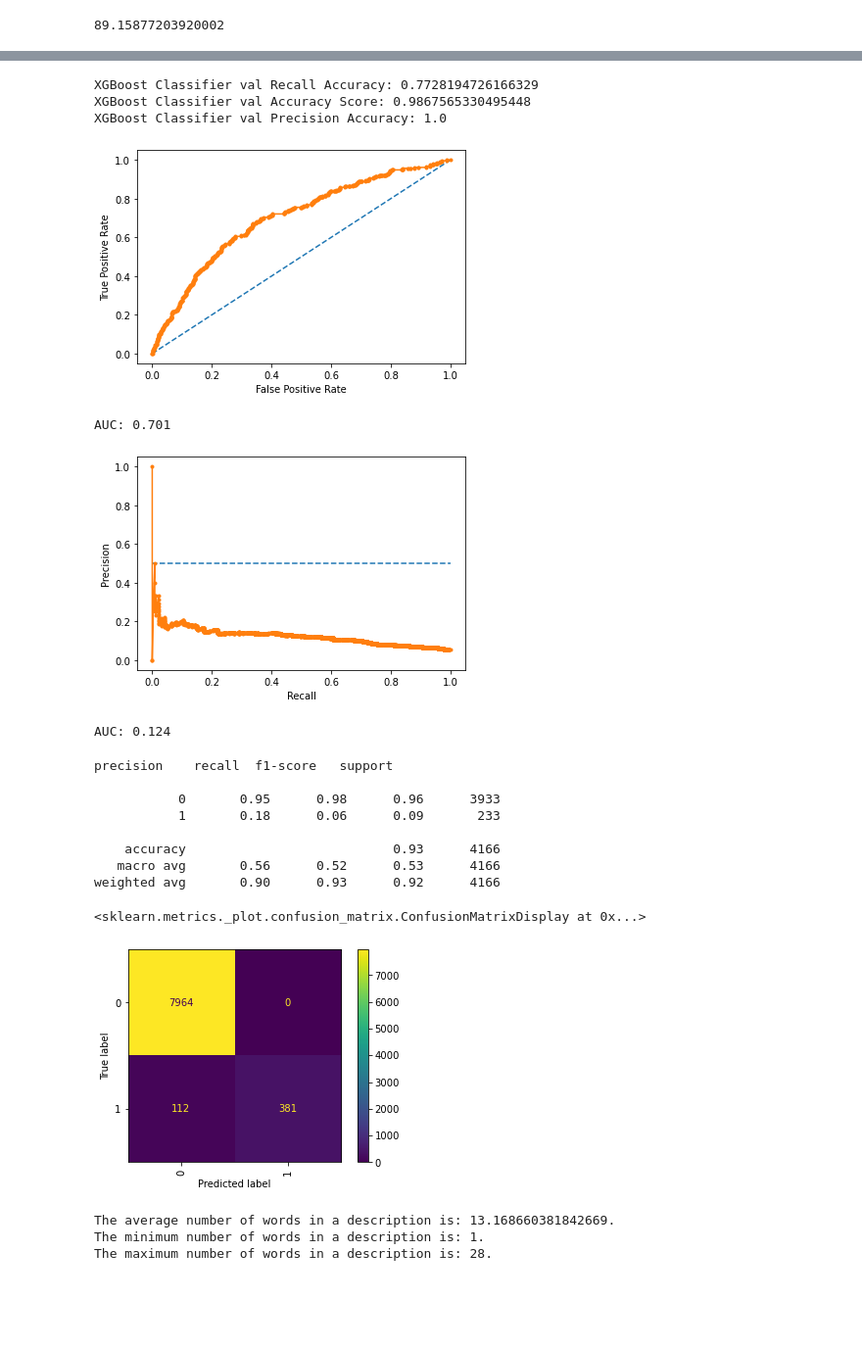
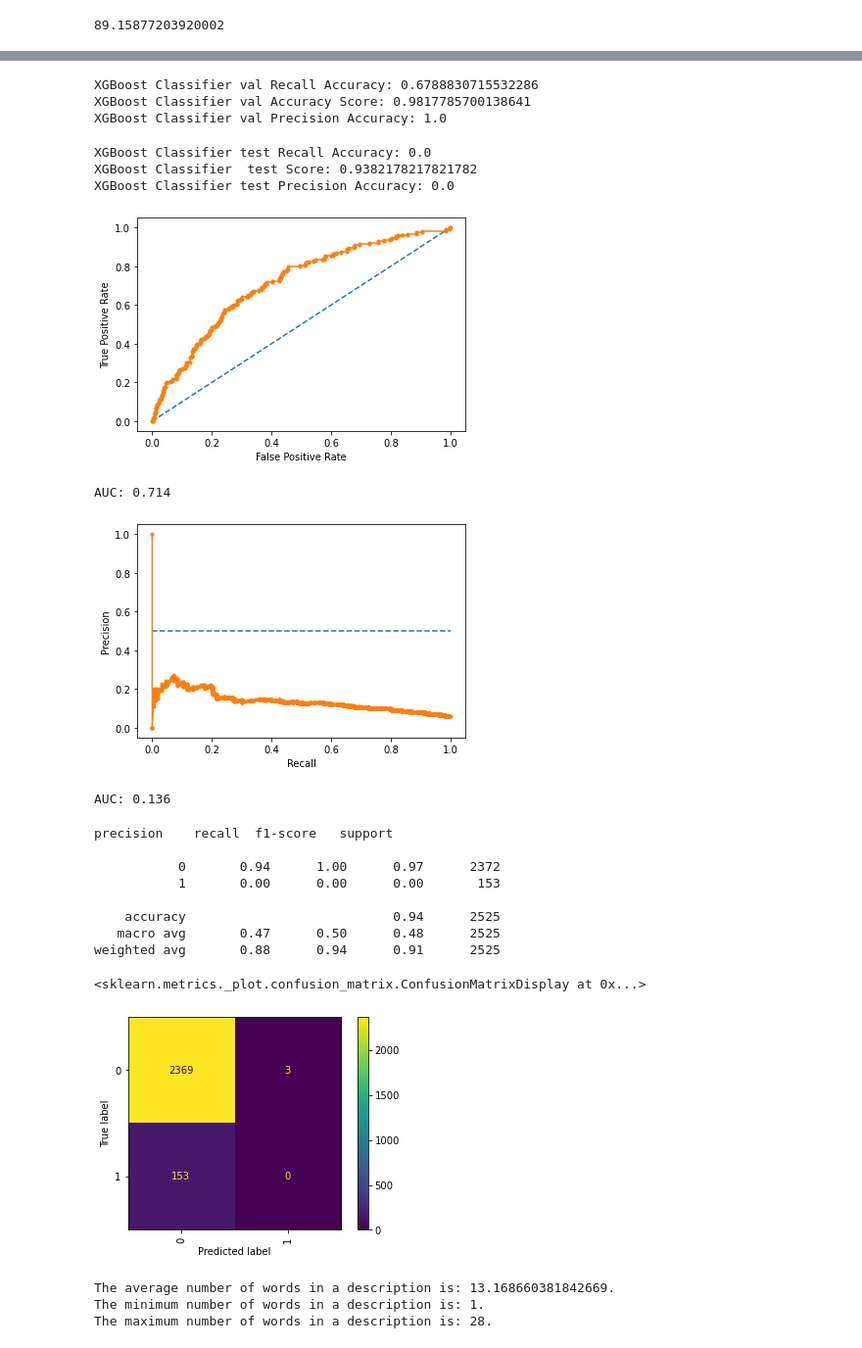
Before and after one commit to agpark1/VC-Sourcing-Model-Unit2-Build, a Jupyter notebook: 2A.ipynb, the cells around one changed output, grey strips where cells are left out. Shown at 98% size. Drawn from its saved outputs; the diff is of its cells as text; code cells hidden in the pictures; blank space fills up the shorter version.

```diff
--- a/2A.ipynb
+++ b/2A.ipynb
@@ -218,7 +218,7 @@ x = data.drop(columns=['Raised Series A'])
 y = data['Raised Series A']
 # %%
 from sklearn.model_selection import train_test_split
-X_train, X_test, y_train, y_test = train_test_split(x, y, test_size=0.33, random_state=42)
+X_train, X_test, y_train, y_test = train_test_split(x, y, test_size=0.2, random_state=42)
 # %%
 X_train.shape , X_test.shape, y_train.shape, y_test.shape
 # %% [output]
@@ -253,9 +253,18 @@ print("XGBoost Classifier val Recall Accuracy:", recall_score(y_train, xgb_train
 print("XGBoost Classifier val Accuracy Score:", accuracy_score(y_train, xgb_train))
 print("XGBoost Classifier val Precision Accuracy:", precision_score(y_train, xgb_train))
 # %% [output]
-XGBoost Classifier val Recall Accuracy: 0.7728194726166329
-XGBoost Classifier val Accuracy Score: 0.9867565330495448
+XGBoost Classifier val Recall Accuracy: 0.6788830715532286
+XGBoost Classifier val Accuracy Score: 0.9817785700138641
 XGBoost Classifier val Precision Accuracy: 1.0
+# %%
+#test set
+print("XGBoost Classifier test Recall Accuracy:", recall_score(y_test, predictions))
+print("XGBoost Classifier  test Score:", accuracy_score(y_test, predictions))
+print("XGBoost Classifier test Precision Accuracy:", precision_score(y_test, predictions))
+# %% [output]
+XGBoost Classifier test Recall Accuracy: 0.0
+XGBoost Classifier  test Score: 0.9382178217821782
+XGBoost Classifier test Precision Accuracy: 0.0
 # %%
 from sklearn.metrics import roc_auc_score
 from sklearn.metrics import classification_report
@@ -277,8 +286,8 @@ pyplot.show()
 auc_score = roc_auc_score(y_test, probs)
 print('AUC: %.3f' % auc_score)
 # %% [output]
-[figure, old version]
+[figure, new version]
-AUC: 0.701
+AUC: 0.714
 # %%
 precision, recall, thresholds = precision_recall_curve(y_test, probs)
 auc_score = auc(recall, precision)
@@ -292,8 +301,8 @@ pyplot.ylabel('Precision')
 pyplot.show()
 print('AUC: %.3f' % auc_score)
 # %% [output]
-[figure, old version]
+[figure, new version]
-AUC: 0.124
+AUC: 0.136
 # %%
 #run test predictions
 predictions = pipe.predict(X_test)
@@ -301,19 +310,19 @@ print(classification_report(y_test, predictions))
 # %% [output]
 precision    recall  f1-score   support
 
-           0       0.95      0.98      0.96      3933
-           1       0.18      0.06      0.09       233
+           0       0.94      1.00      0.97      2372
+           1       0.00      0.00      0.00       153
 
-    accuracy                           0.93      4166
-   macro avg       0.56      0.52      0.53      4166
-weighted avg       0.90      0.93      0.92      4166
+    accuracy                           0.94      2525
+   macro avg       0.47      0.50      0.48      2525
+weighted avg       0.88      0.94      0.91      2525
 # %%
-# Plot a confusion matrix for your Tanzania Waterpumps model.
+
 from sklearn.metrics import plot_confusion_matrix
-plot_confusion_matrix(pipe, X_train, y_train, values_format='.0f', xticks_rotation='vertical')
+plot_confusion_matrix(pipe, X_test, y_test, values_format='.0f', xticks_rotation='vertical')
 # %% [output]
 <sklearn.metrics._plot.confusion_matrix.ConfusionMatrixDisplay at 0x...>
-[figure, old version]
+[figure, new version]
 # %%
 #MORE FEATURE ENGINNERING
 # %%
```
Also changed, not shown: parts of 22 cells of this notebook, 2 other files.
